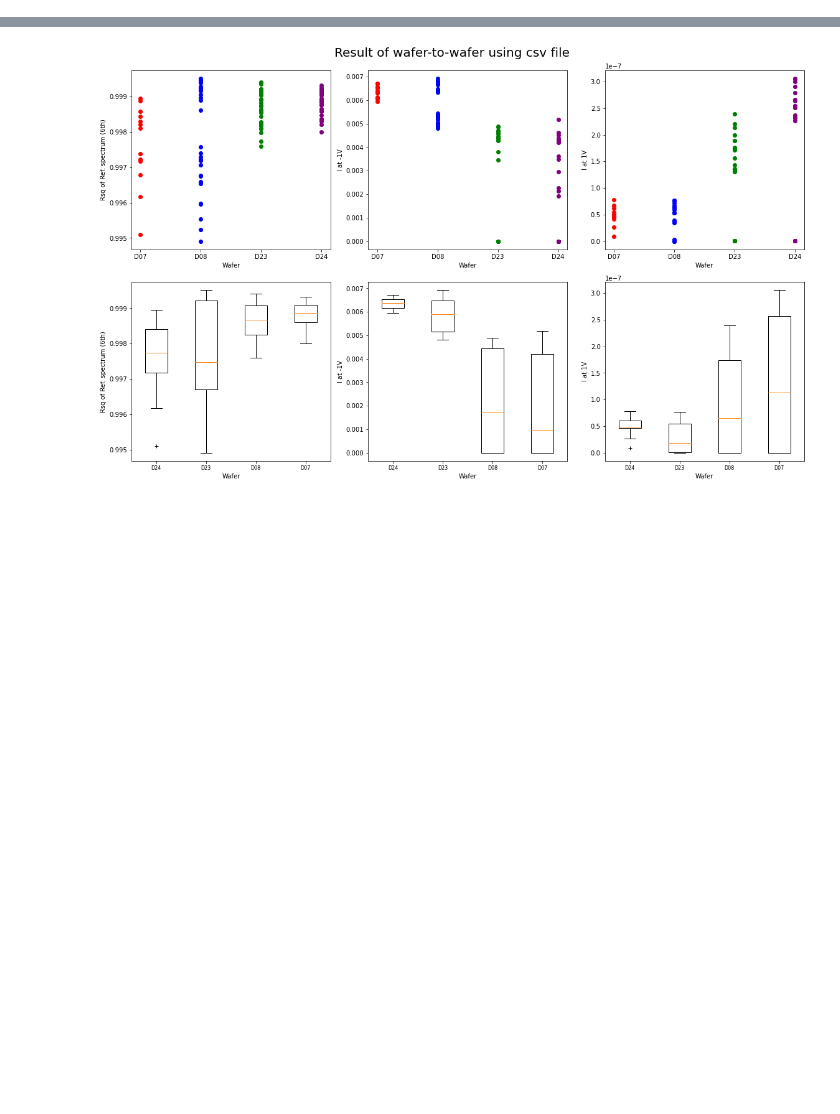
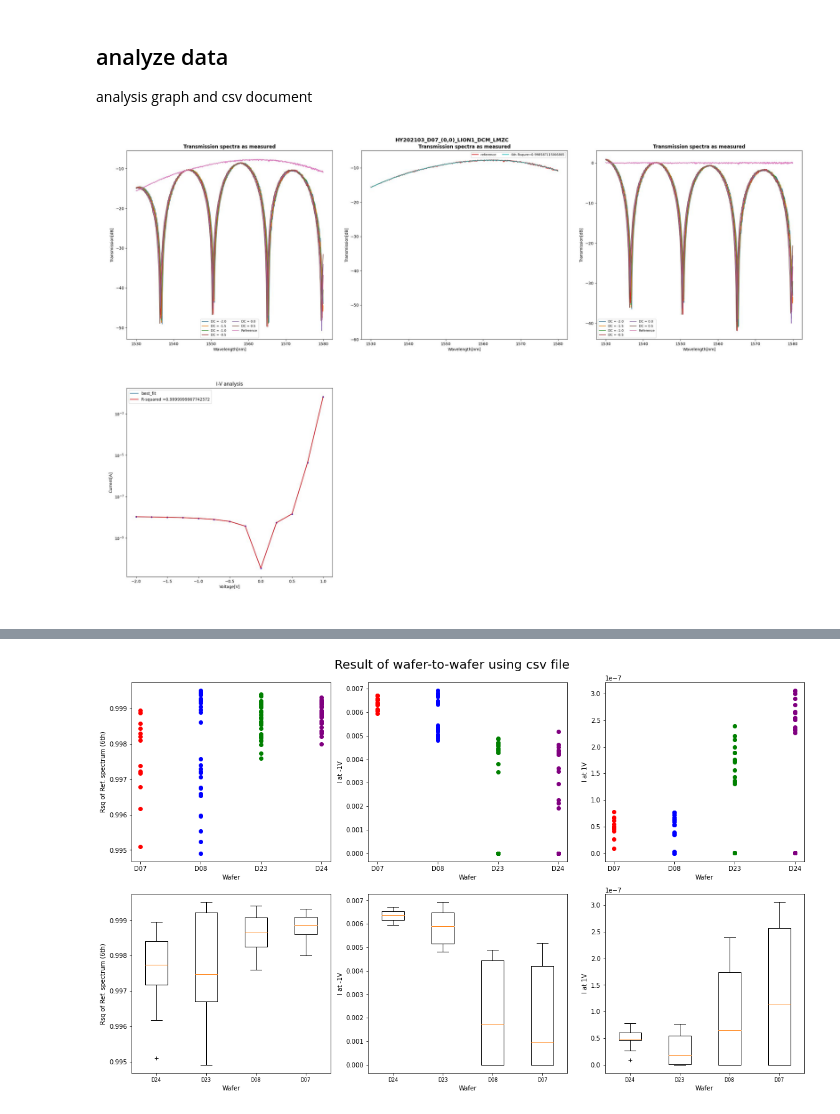
Before and after one commit to Unsername4092/project_PE2A1, a Jupyter notebook: doc/report.ipynb, the cells around one changed output, grey strips where cells are left out. Drawn from its saved outputs; the diff is of its cells as text; code cells hidden in the pictures; blank space fills up the shorter version.

```diff
--- a/doc/report.ipynb
+++ b/doc/report.ipynb
@@ -0,0 +4,8 @@
+# %% [markdown]
+## analyze data
+analysis graph and csv document
+# %%
+from IPython.display import Image
+Image('../image/graph.jpg')
+# %% [output]
+[figure, added]
```
Also changed, not shown: parts of 4 cells of this notebook.
